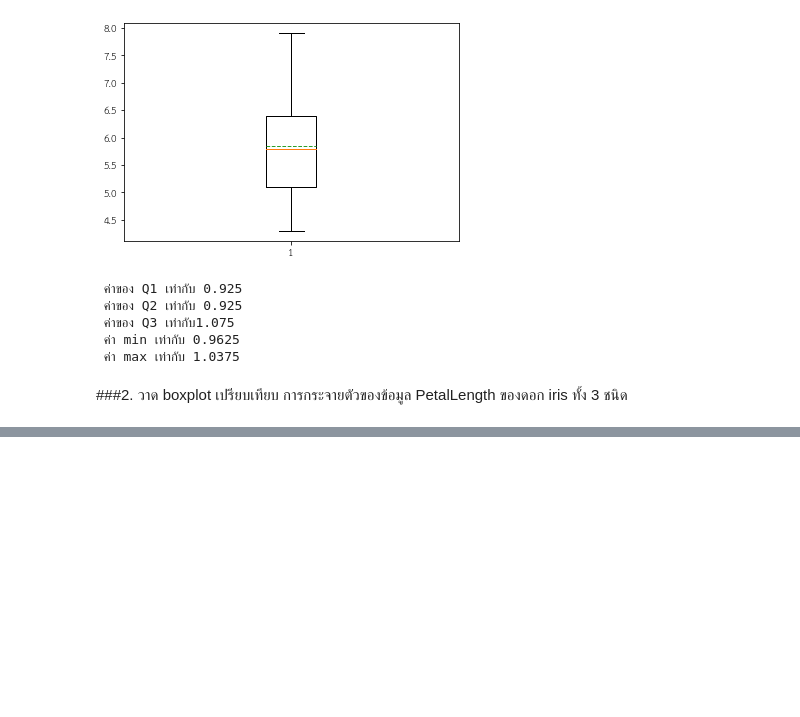
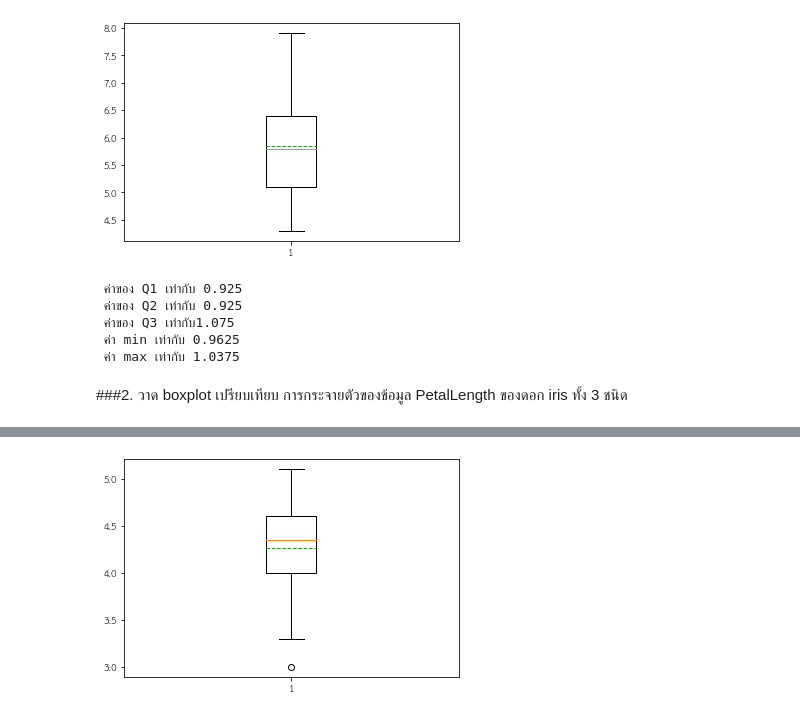
Before and after one commit to 6230204513/data_viz_2022, a Jupyter notebook: DataViz02_Data_Distribution.ipynb, the cells around one changed output, grey strips where cells are left out. Cells and saved outputs as stored; diff of their text form; code cells hidden in the pictures; blank space fills up the shorter version.

```diff
--- a/DataViz02_Data_Distribution.ipynb
+++ b/DataViz02_Data_Distribution.ipynb
@@ -366,0 +372,5 @@ set(df['Name'])
+# %%
+Y1 = df[df['Name']=='Iris-versicolor'] # กำหนดให้  Y1 คือ ตารางที่  Name คือ Iris-versicolor
+Y = plt.boxplot(Y1['PetalLength'] , meanline = True ,showmeans=True) # Y คือ นำค่า PetalLength มาสร้าง boxplot โดยอาศัยตารางจาก Y1 ที่กำหนดให้มีแค่ Name ของ Iris-versicolor
+# %% [output]
+[figure, added]
```
Also changed, not shown: parts of 7 cells of this notebook.
